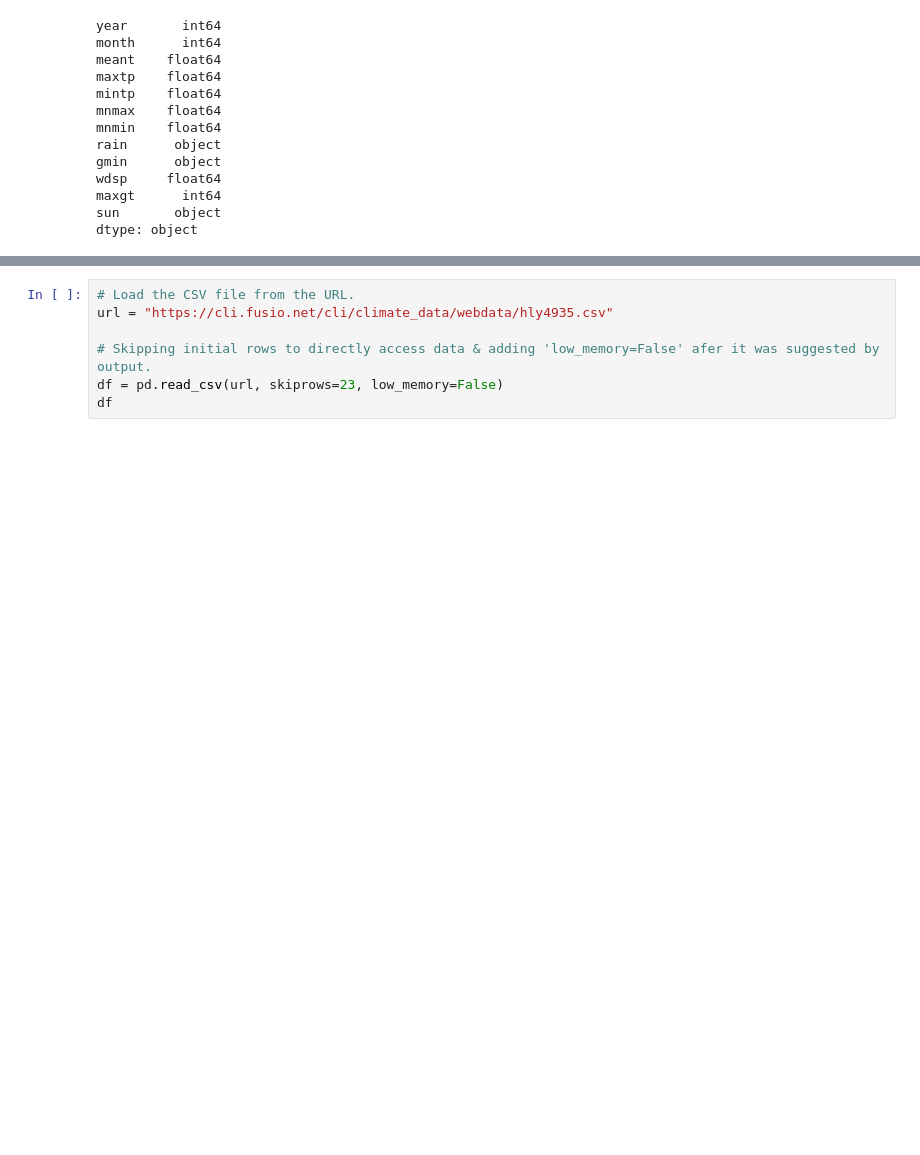
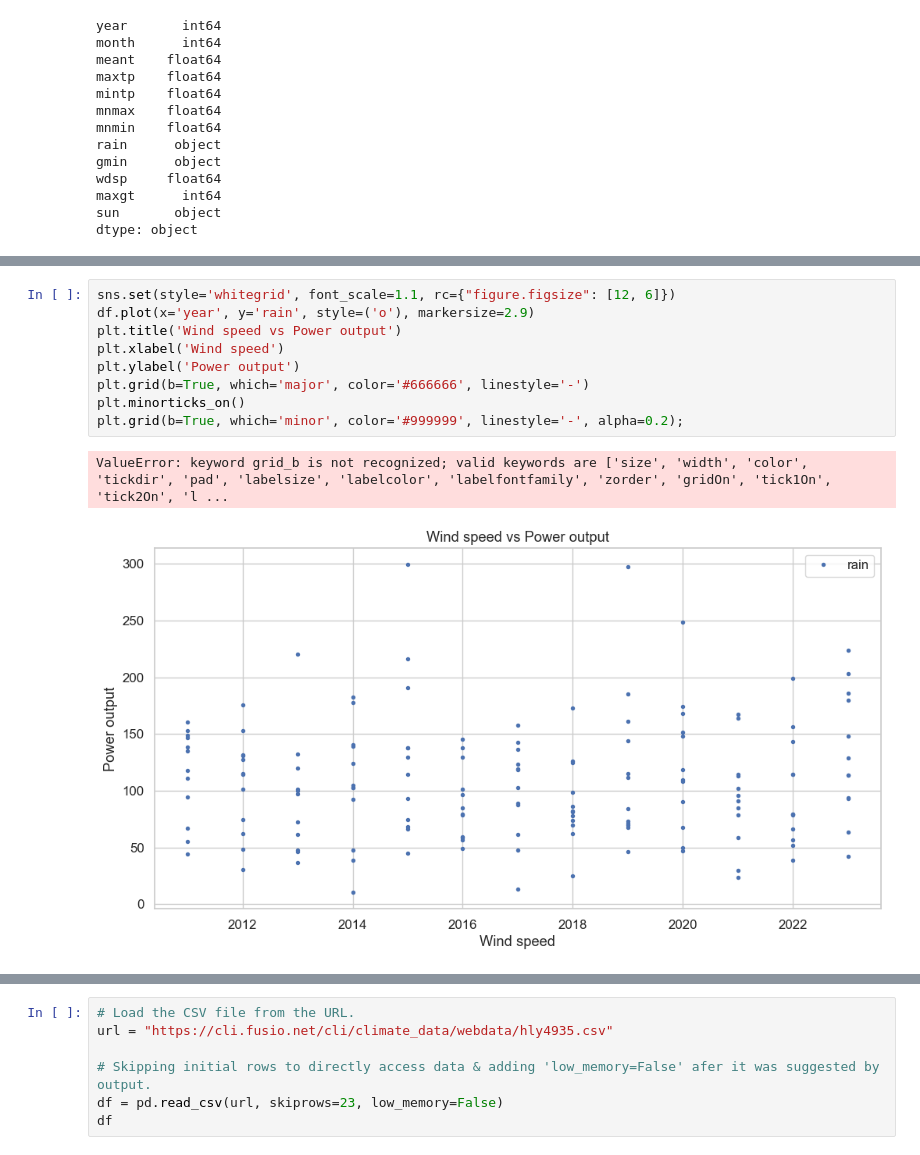
Before and after one commit to MattiDoubleU/PFDA, a Jupyter notebook: Project/Project2024.ipynb, the cells around one changed output, grey strips where cells are left out. Cells and saved outputs as stored; diff of their text form; blank space fills up the shorter version.

```diff
--- a/Project/Project2024.ipynb
+++ b/Project/Project2024.ipynb
@@ -129,3 +141,15 @@ See the caveats in the documentation: https://pandas.pydata.org/pandas-docs/stab
+# %%
+sns.set(style='whitegrid', font_scale=1.1, rc={"figure.figsize": [12, 6]})
+df.plot(x='year', y='rain', style=('o'), markersize=2.9)
+plt.title('Wind speed vs Power output')
+plt.xlabel('Wind speed')
+plt.ylabel('Power output')
+plt.grid(b=True, which='major', color='#666666', linestyle='-')
+plt.minorticks_on()
+plt.grid(b=True, which='minor', color='#999999', linestyle='-', alpha=0.2);
+# %% [output]
+ValueError: keyword grid_b is not recognized; valid keywords are ['size', 'width', 'color', 'tickdir', 'pad', 'labelsize', 'labelcolor', 'labelfontfamily', 'zorder', 'gridOn', 'tick1On', 'tick2On', 'l ...
+[figure, added]
 # %%
 # Group by year and calculate average windspeed per year.
 avg_rainfall_per_year = df.groupby('year')['meant'].mean().reset_index()
```
Also changed, not shown: parts of 10 cells of this notebook.
